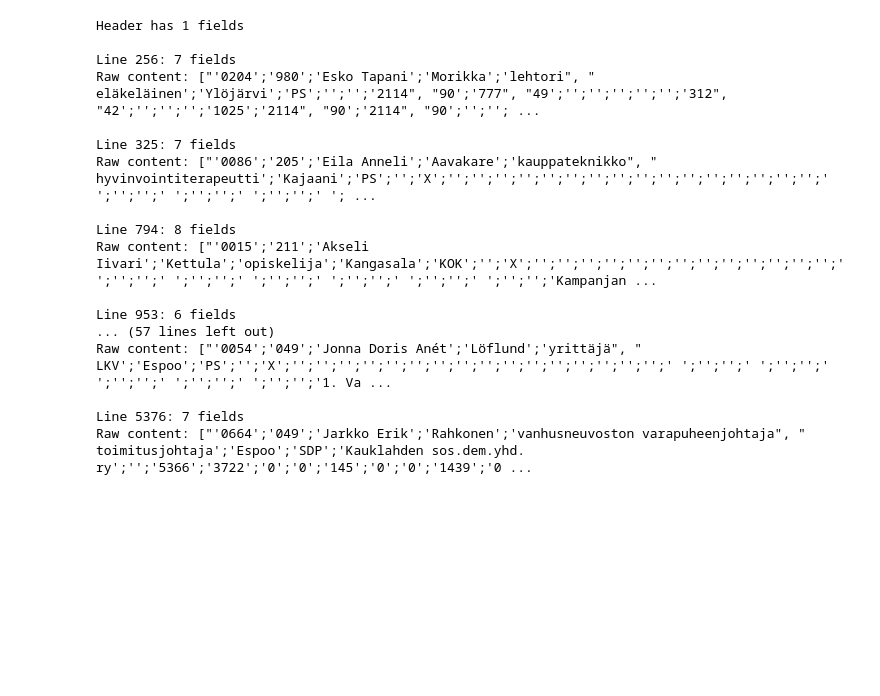
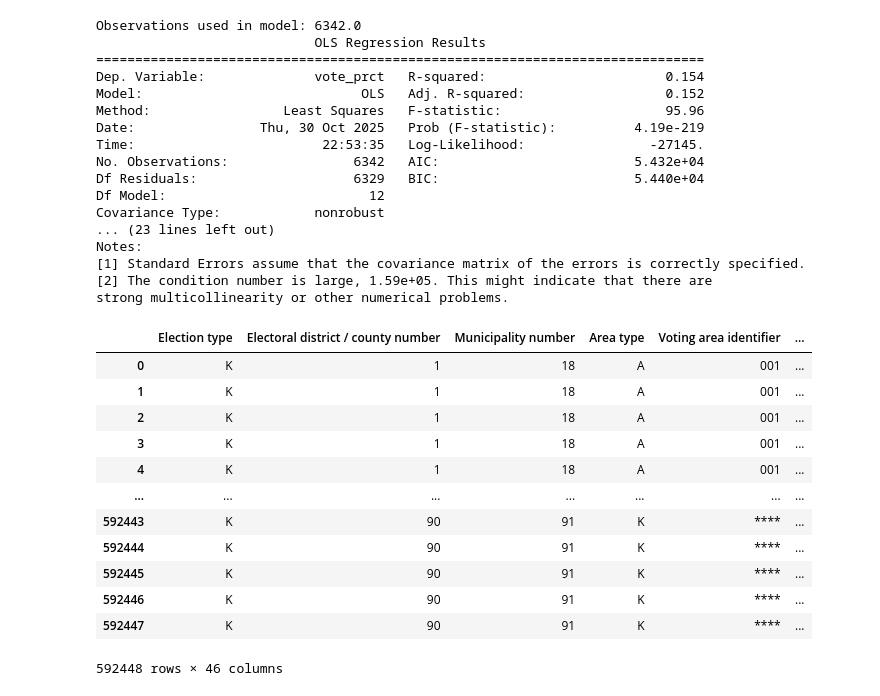
Before and after one commit to kferraga/FinnishFinancialAnalysis, a Jupyter notebook: main_analysis/financial_analysis.ipynb, the cells around one changed output. Cells and saved outputs as stored; diff of their text form; code cells hidden in the pictures; blank space fills up the shorter version.

```diff
--- a/main_analysis/financial_analysis.ipynb
+++ b/main_analysis/financial_analysis.ipynb
@@ -44,39 +227,45 @@ Skipping line 18935: expected 41 fields, saw 42
+# %%
+# model_2025 = smf.ols('vote_prct ~ total_raised + C(LR_incumbency, Treatment(reference="None")) + C(multi_election)',
+#                 data=kuntavaalit_yhteensä_all_t_2025).fit()
+# print(f"Observations used in model: {model_2025.nobs}")
+# print(model_2025.summary())
+#
+
+model_all = smf.ols('vote_prct ~ tf_self_funding + tf_loans + tf_private_individuals + tf_companies + tf_party + tf_party_associations + tf_others + C(LR_incumbency, Treatment(reference="None")) + C(multi_election)',
+                data=kuntavaalit_yhteensä_all_t).fit()
+print(f"Observations used in model: {model_all.nobs}")
+print(model_all.summary())
+# %% [output]
+Observations used in model: 6342.0
+                            OLS Regression Results
+==============================================================================
+Dep. Variable:              vote_prct   R-squared:                       0.154
+Model:                            OLS   Adj. R-squared:                  0.152
+Method:                 Least Squares   F-statistic:                     95.96
+Date:                Thu, 30 Oct 2025   Prob (F-statistic):          4.19e-219
+Time:                        22:53:35   Log-Likelihood:                -27145.
+No. Observations:                6342   AIC:                         5.432e+04
+Df Residuals:                    6329   BIC:                         5.440e+04
+Df Model:                          12
+Covariance Type:            nonrobust
+... (23 lines left out)
+Notes:
+[1] Standard Errors assume that the covariance matrix of the errors is correctly specified.
+[2] The condition number is large, 1.59e+05. This might indicate that there are
+strong multicollinearity or other numerical problems.
 # %%
-import csv
-
-with open('files/finances/Liite_10_Kuntavaalit_2012_VI.csv', 'r', encoding='utf-8') as f:
-    reader = csv.reader(f, delimiter=";")
-    header = next(reader)
-    print(f"Header has {len(header)} fields")
-
-    problem_lines = [256, 325, 794, 953, 1289, 1646, 1730, 2028,
-                     2315, 2544, 2661, 2952, 2962, 3204, 3963, 4034,
-                     4693, 4697, 4726, 4961, 4979, 5046, 5271, 5376]
-
-    for i, row in enumerate(reader, start=2):  # start=2 because header is line 1
-        if i in problem_lines:
-            print(f"\nLine {i}: {len(row)} fields")
-            print(f"Raw content: {row}")
-            # Show which fields might be problematic
-            if len(row) > 41:
-                # for val in row[41:]:
-                #     print(val)
-                print(f"Extra fields: {row[41:]}")
+display(kuntavaalit_ehdokas_2025)
 # %% [output]
+|  | Election type | Electoral district / county number | Municipality number | Area type | Voting area identifier | ... |
+| 0 | K | 1 | 18 | A | 001 | ... |
+| 1 | K | 1 | 18 | A | 001 | ... |
+| 2 | K | 1 | 18 | A | 001 | ... |
+| 3 | K | 1 | 18 | A | 001 | ... |
+| 4 | K | 1 | 18 | A | 001 | ... |
+| ... | ... | ... | ... | ... | ... | ... |
+| 592443 | K | 90 | 91 | K | **** | ... |
+| 592444 | K | 90 | 91 | K | **** | ... |
+| 592445 | K | 90 | 91 | K | **** | ... |
+| 592446 | K | 90 | 91 | K | **** | ... |
+| 592447 | K | 90 | 91 | K | **** | ... |
-Header has 1 fields
-
-Line 256: 7 fields
-Raw content: ["'0204';'980';'Esko Tapani';'Morikka';'lehtori", " eläkeläinen';'Ylöjärvi';'PS';'';'';'2114", "90';'777", "49';'';'';'';'';'';'312", "42';'';'';'';'1025';'2114", "90';'2114", "90';'';''; ...
-
-Line 325: 7 fields
-Raw content: ["'0086';'205';'Eila Anneli';'Aavakare';'kauppateknikko", " hyvinvointiterapeutti';'Kajaani';'PS';'';'X';'';'';'';'';'';'';'';'';'';'';'';'';'';'';'';'';' ';'';'';' ';'';'';' ';'';'';' '; ...
-
-Line 794: 8 fields
-Raw content: ["'0015';'211';'Akseli Iivari';'Kettula';'opiskelija';'Kangasala';'KOK';'';'X';'';'';'';'';'';'';'';'';'';'';'';'';'';'';'';'';' ';'';'';' ';'';'';' ';'';'';' ';'';'';' ';'';'';'Kampanjan ...
-
-Line 953: 6 fields
-... (57 lines left out)
-Raw content: ["'0054';'049';'Jonna Doris Anét';'Löflund';'yrittäjä", " LKV';'Espoo';'PS';'';'X';'';'';'';'';'';'';'';'';'';'';'';'';'';'';'';'';' ';'';'';' ';'';'';' ';'';'';' ';'';'';' ';'';'';'1. Va ...
-
-Line 5376: 7 fields
-Raw content: ["'0664';'049';'Jarkko Erik';'Rahkonen';'vanhusneuvoston varapuheenjohtaja", " toimitusjohtaja';'Espoo';'SDP';'Kauklahden sos.dem.yhd. ry';'';'5366';'3722';'0';'0';'145';'0';'0';'1439';'0 ...
+592448 rows × 46 columns
```
Also changed, not shown: parts of 4 cells of this notebook, 8 other files.
